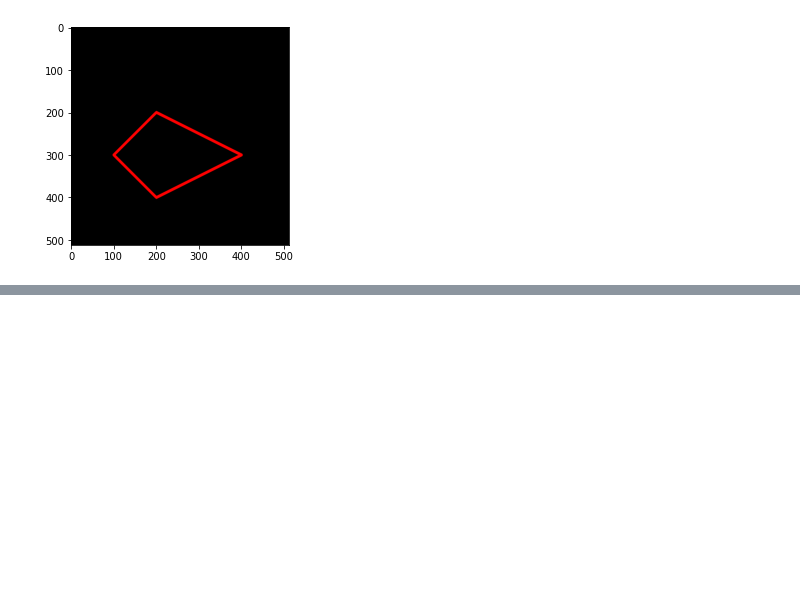
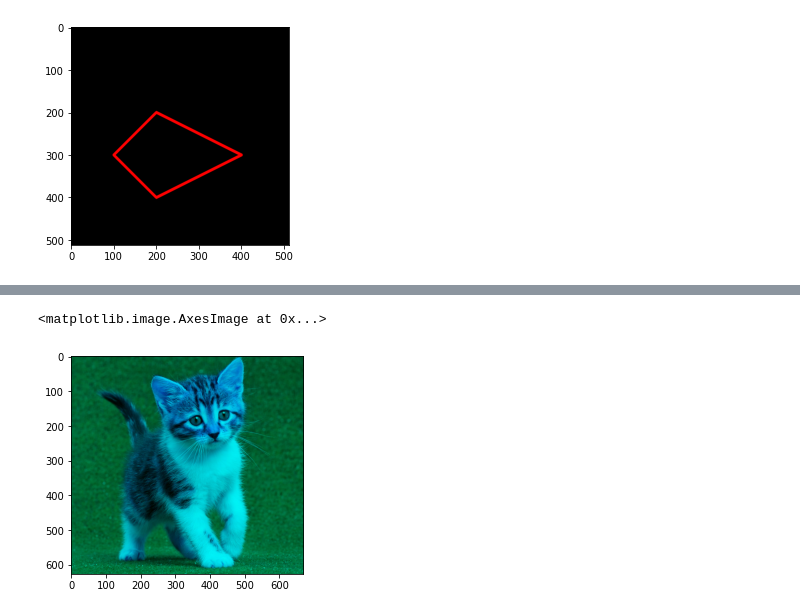
Before and after one commit to mwpras0/PCVK_Genap_2021, a Jupyter notebook: Week2.ipynb, the cells around one changed output, grey strips where cells are left out. Drawn from its saved outputs; the diff is of its cells as text; code cells hidden in the pictures; blank space fills up the shorter version.

```diff
--- a/Week2.ipynb
+++ b/Week2.ipynb
@@ -130,5 +134,8 @@ plt.imshow(img_rg)
 # %%
 #Tugas 1 Green Blue
-img_gb = img
+img_gb = img.copy()
 img_gb[:,:,0] = 0
 plt.imshow(img_gb)
+# %% [output]
+<matplotlib.image.AxesImage at 0x...>
+[figure, added]
```
Also changed, not shown: parts of 2 cells of this notebook.
